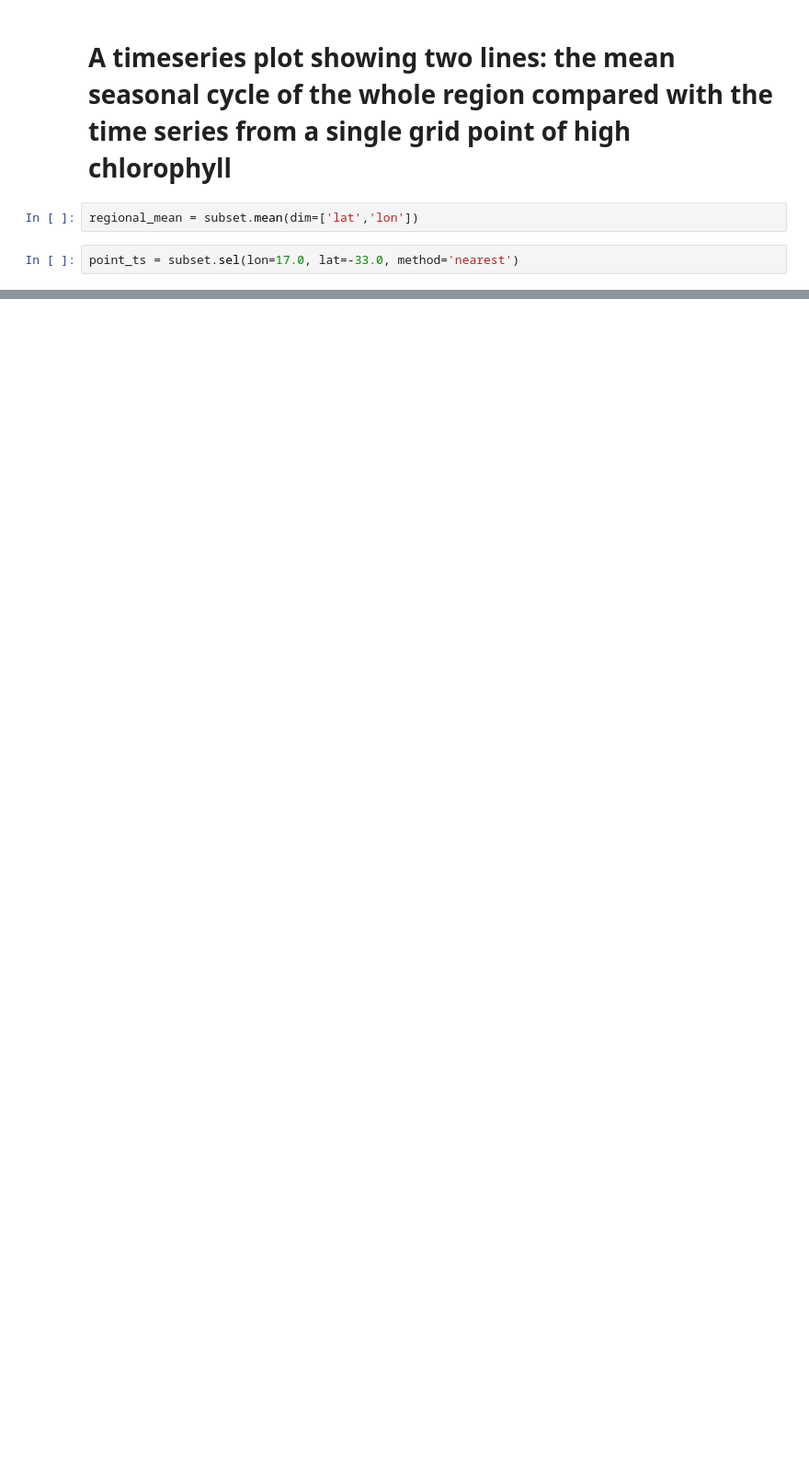
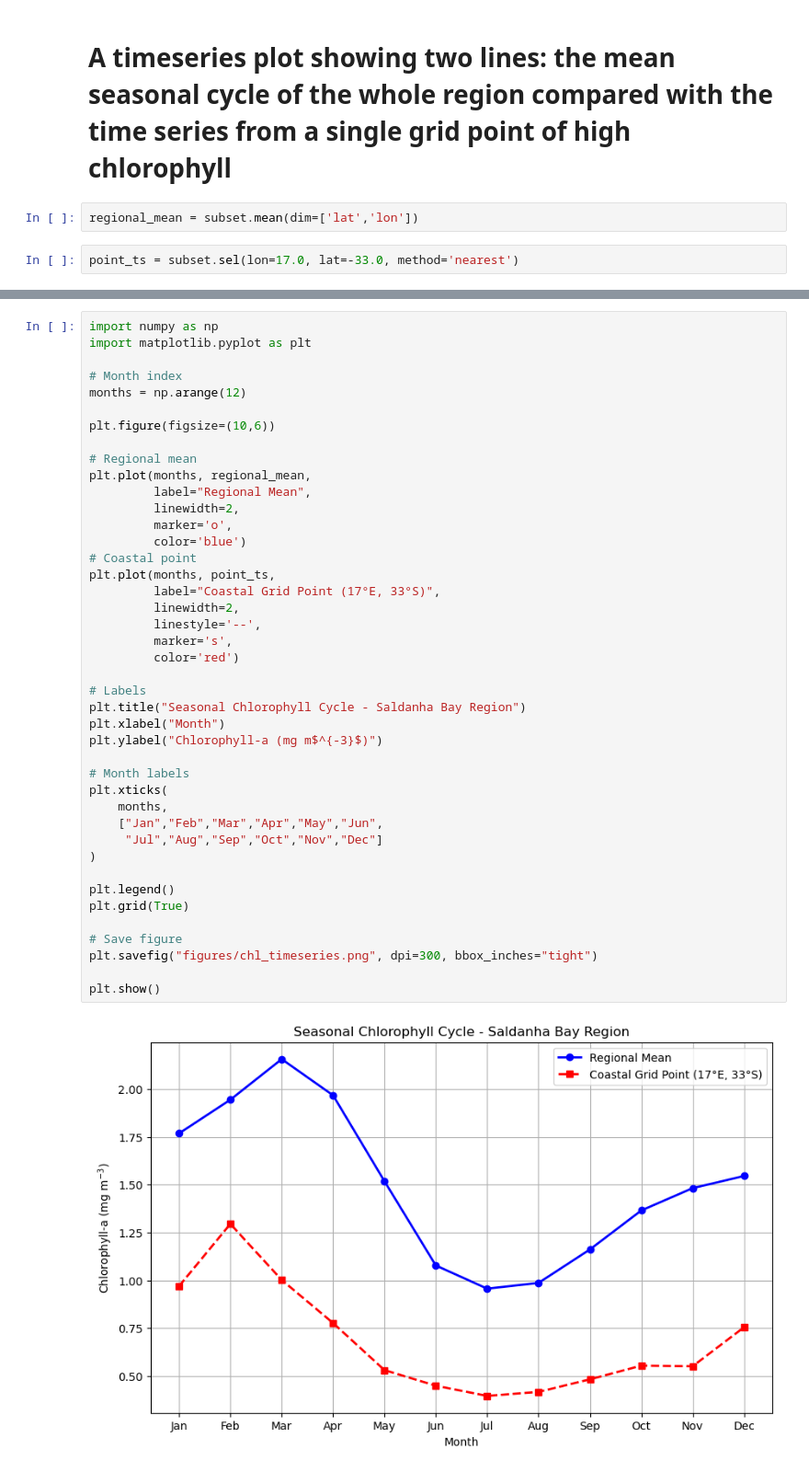
Before and after one commit to SCaluza/SAMOS2026-Core3CS-SALDANA-BAY, a Jupyter notebook: Ocean_colour_analysis.ipynb, the cells around one changed output, grey strips where cells are left out. Shown at 92% size. Drawn from its saved outputs; the diff is of its cells as text; blank space fills up the shorter version.

```diff
--- a/Ocean_colour_analysis.ipynb
+++ b/Ocean_colour_analysis.ipynb
@@ -269,0 +262,44 @@ plt.show()
+# %%
+import numpy as np
+import matplotlib.pyplot as plt
+
+# Month index
+months = np.arange(12)
+
+plt.figure(figsize=(10,6))
+
+# Regional mean
+plt.plot(months, regional_mean,
+         label="Regional Mean",
+         linewidth=2,
+         marker='o',
+         color='blue')
+# Coastal point
+plt.plot(months, point_ts,
+         label="Coastal Grid Point (17°E, 33°S)",
+         linewidth=2,
+         linestyle='--',
+         marker='s',
+         color='red')
+
+# Labels
+plt.title("Seasonal Chlorophyll Cycle - Saldanha Bay Region")
+plt.xlabel("Month")
+plt.ylabel("Chlorophyll-a (mg m$^{-3}$)")
+
+# Month labels
+plt.xticks(
+    months,
+    ["Jan","Feb","Mar","Apr","May","Jun",
+     "Jul","Aug","Sep","Oct","Nov","Dec"]
+)
+
+plt.legend()
+plt.grid(True)
+
+# Save figure
+plt.savefig("figures/chl_timeseries.png", dpi=300, bbox_inches="tight")
+
+plt.show()
+# %% [output]
+[figure, added]
```
Also changed, not shown: parts of 7 cells of this notebook, 3 other files.
